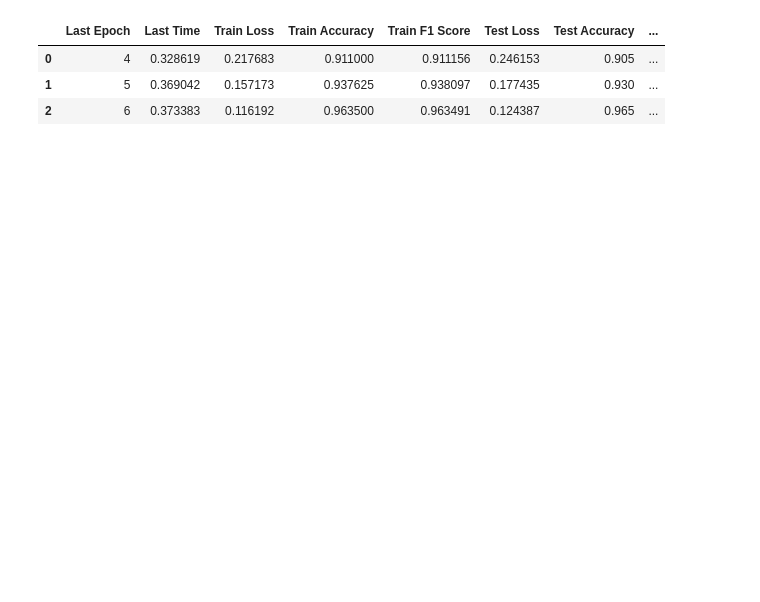
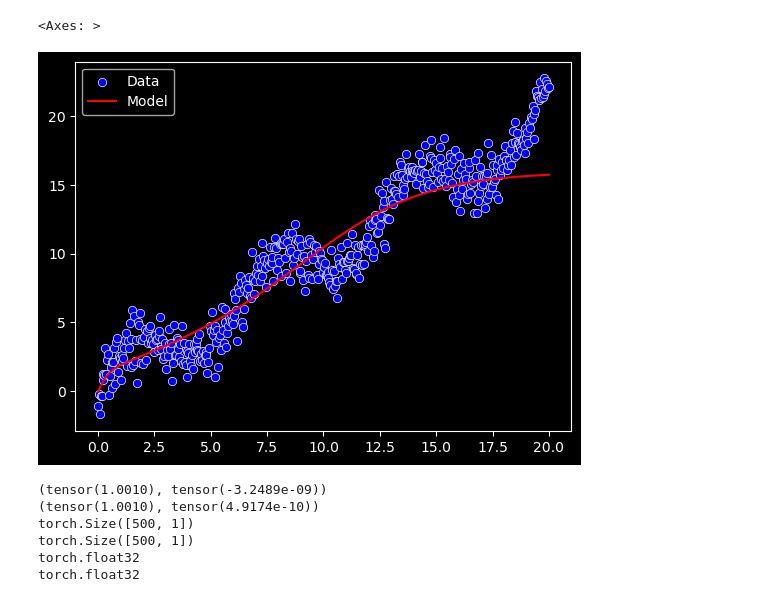
Before and after one commit to e271828e/Inside-Deep-Learning, a Jupyter notebook: practice/chapter2_exercises1.ipynb, the cells around one changed output. Cells and saved outputs as stored; diff of their text form; code cells hidden in the pictures; blank space fills up the shorter version.

```diff
--- a/practice/chapter2_exercises1.ipynb
+++ b/practice/chapter2_exercises1.ipynb
@@ -91,0 +21,7 @@ results
+# %%
+X = torch.tensor(np.linspace(0, 20, num = 500), dtype=torch.float32).reshape(-1, 1) #PyTorch expects features in a 2D [n_batch, n_features] tensor
+y = X + torch.sin(X)*2 + torch.randn(size=X.shape)
+print(X.shape)
+print(y.shape)
+print(X.dtype)
+print(y.dtype)
@@ -92,10 +33,8 @@ results
+# %%
+train_dataset = TensorDataset( X, y)
+training_loader_32 = DataLoader(train_dataset, batch_size=32, shuffle=True, pin_memory=True)
 # %%
-model_new = nn.Sequential(
-    nn.Linear(2, 30),
-    nn.Tanh(),
-    nn.Linear(30, 30),
-    nn.Tanh(),
-    nn.Linear(30, 2),
-).to(device)
-
-optimizer_new = torch.optim.AdamW(model_new.parameters())
+model = nn.Sequential(nn.Linear(1,10), nn.Tanh(), nn.Linear(10,1)).to(device)
+optimizer = torch.optim.AdamW(model.parameters())
+f_loss = nn.functional.mse_loss
+train_network(model, optimizer, f_loss, training_loader_32, epochs=200)
@@ -102,8 +55,27 @@ optimizer_new = torch.optim.AdamW(model_new.parameters())
-# %%
-results = train_network( model_new, f_loss, optimizer_new, training_loader_32, eval_loaders=eval_loaders, eval_metrics=metrics, epochs=2, save_path=os.getcwd(), load_file="checkpoint_epoch4.pt")
-results
-# %% [output]
-|  | Last Epoch | Last Time | Train Loss | Train Accuracy | Train F1 Score | Test Loss | Test Accuracy | ... |
-| 0 | 4 | 0.328619 | 0.217683 | 0.911000 | 0.911156 | 0.246153 | 0.905 | ... |
-| 1 | 5 | 0.369042 | 0.157173 | 0.937625 | 0.938097 | 0.177435 | 0.930 | ... |
-| 2 | 6 | 0.373383 | 0.116192 | 0.963500 | 0.963491 | 0.124387 | 0.965 | ... |
+# %%
+with torch.no_grad():
+    model.eval()
+    y_hat = model(X.to(device)).cpu().numpy()
+    model.train()
+sns.scatterplot(x=X.ravel(), y=y.ravel(), color='blue', label='Data')
+sns.lineplot(x=X.ravel(), y=y_hat.ravel(), color='red', label='Model')
+# %% [output]
+<Axes: >
+[figure, added]
+# %%
+X_scaled = torch.tensor(StandardScaler().fit_transform(X), dtype=torch.float32).reshape(-1, 1)
+y_scaled = torch.tensor(StandardScaler().fit_transform(y), dtype=torch.float32).reshape(-1, 1)
+print(torch.std_mean(X_scaled))
+print(torch.std_mean(y_scaled))
+# sns.scatterplot(x = X_scaled.ravel(), y = y_scaled.ravel())
+print(X_scaled.shape)
+print(y_scaled.shape)
+print(X_scaled.dtype)
+print(y_scaled.dtype)
+# %% [output]
+(tensor(1.0010), tensor(-3.2489e-09))
+(tensor(1.0010), tensor(4.9174e-10))
+torch.Size([500, 1])
+torch.Size([500, 1])
+torch.float32
+torch.float32
```
Also changed, not shown: parts of 15 cells of this notebook, 6 other files.
